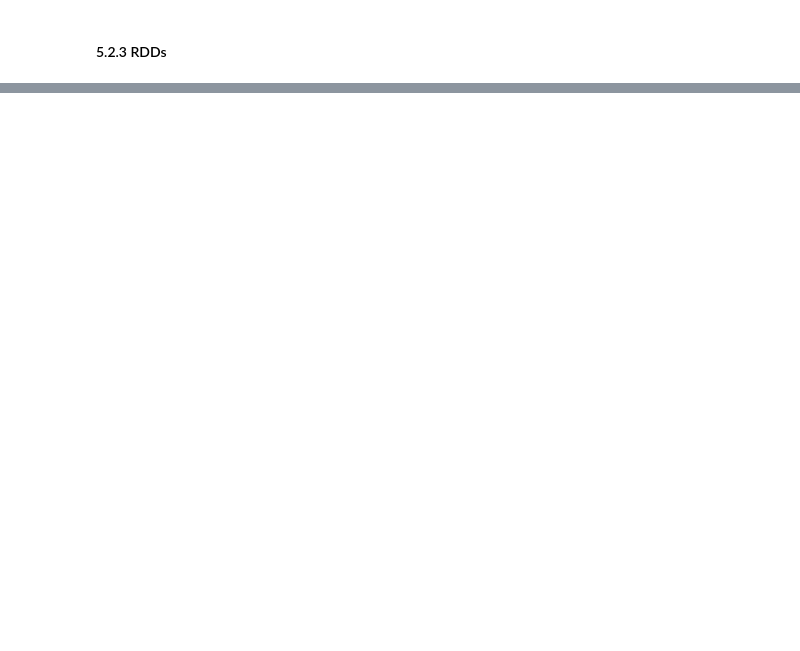
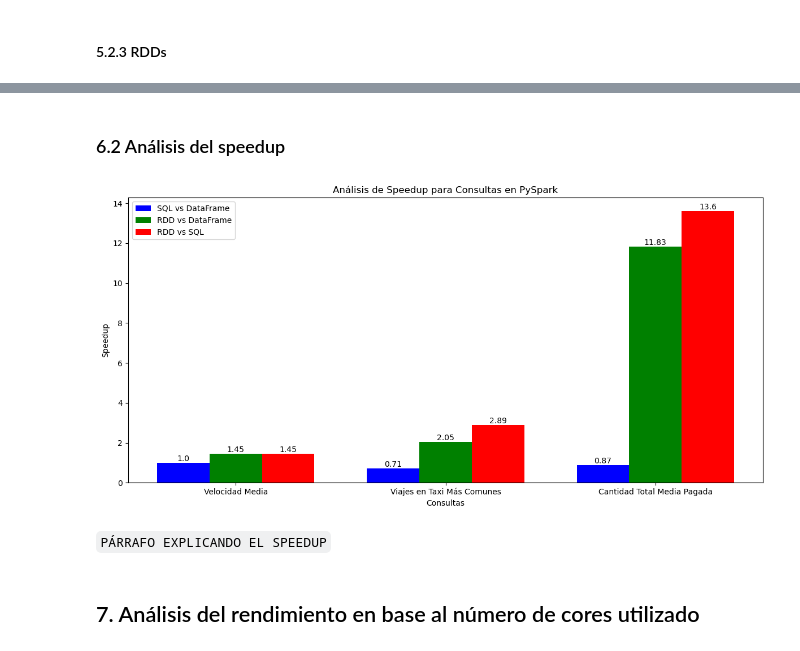
Before and after one commit to pablohd10/hpc-spark-taxi-trip-analysis, a Jupyter notebook: hpc-spark-taxi-trip-analysis.ipynb, the cells around one changed output, grey strips where cells are left out. Drawn from its saved outputs; the diff is of its cells as text; code cells hidden in the pictures; blank space fills up the shorter version.

```diff
--- a/hpc-spark-taxi-trip-analysis.ipynb
+++ b/hpc-spark-taxi-trip-analysis.ipynb
@@ -630,0 +882,69 @@ TIEMPO QUE HA TARDADO EN REALIZARSE LA CONSULTA (RDD):  0.27565836906433105 segu
+# %% [markdown]
+### 6.2 Análisis del speedup
+# %%
+import pandas as pd
+# Datos de tiempo de ejecución
+data = {
+    "Consulta": [
+        "Velocidad Media",
+        "Viajes en Taxi Más Comunes",
+        "Cantidad Total Media Pagada"
+    ],
+    "DataFrame (segundos)": [
+        elapsed_time_avg_speed_df,
+        elapsed_time_common_df,
+        elapsed_time_total_df
+    ],
+    "SQL (segundos)": [
+        elapsed_time_avg_speed_sql,
+        elapsed_time_common_sql,
+        elapsed_time_total_sql
+    ],
+    "RDD (segundos)": [
+        elapsed_time_avg_speed_rdd,
+        elapsed_time_common_rdd,
+        elapsed_time_total_rdd
+    ]
+}
+
+# Crear un DataFrame
+df = pd.DataFrame(data)
+
+# Calcular el speedup
+df["Speedup (SQL vs DataFrame)"] = df["SQL (segundos)"] / df["DataFrame (segundos)"]
+df["Speedup (RDD vs DataFrame)"] = df["RDD (segundos)"] / df["DataFrame (segundos)"]
+df["Speedup (RDD vs SQL)"] = df["RDD (segundos)"] / df["SQL (segundos)"]
+
+# Graficar el speedup
+plt.figure(figsize=(12, 6))
+
+# Configuración de los gráficos
+bar_width = 0.25
+index = np.arange(len(df))
+
+# Barras para el speedup
+bars1 = plt.bar(index, df["Speedup (SQL vs DataFrame)"], bar_width, label="SQL vs DataFrame", color='b')
+bars2 = plt.bar(index + bar_width, df["Speedup (RDD vs DataFrame)"], bar_width, label="RDD vs DataFrame", color='g')
+bars3 = plt.bar(index + 2 * bar_width, df["Speedup (RDD vs SQL)"], bar_width, label="RDD vs SQL", color='r')
+
+# Agregar los valores en cada barra
+for bar in bars1 + bars2 + bars3:
+    yval = bar.get_height()
+    plt.text(bar.get_x() + bar.get_width()/2, yval, round(yval, 2), ha='center', va='bottom')
+
+# Personalizar el gráfico
+plt.xlabel('Consultas')
+plt.ylabel('Speedup')
+plt.title('Análisis de Speedup para Consultas en PySpark')
+plt.xticks(index + bar_width, df["Consulta"])
+plt.legend()
+
+# Mostrar el gráfico
+plt.tight_layout()
+plt.show()
+# %% [output]
+[figure, added]
+# %% [markdown]
+`PÁRRAFO EXPLICANDO EL SPEEDUP`
+# %% [markdown]
+## 7. Análisis del rendimiento en base al número de cores utilizado
```
Also changed, not shown: parts of 55 cells of this notebook.
